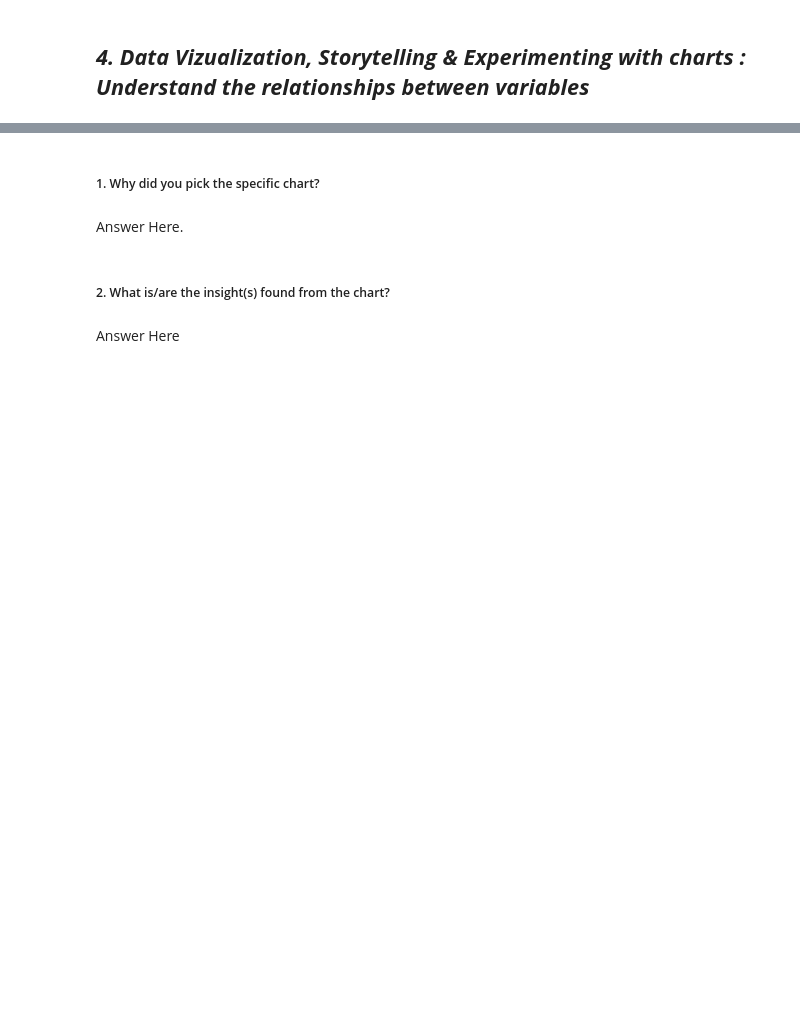
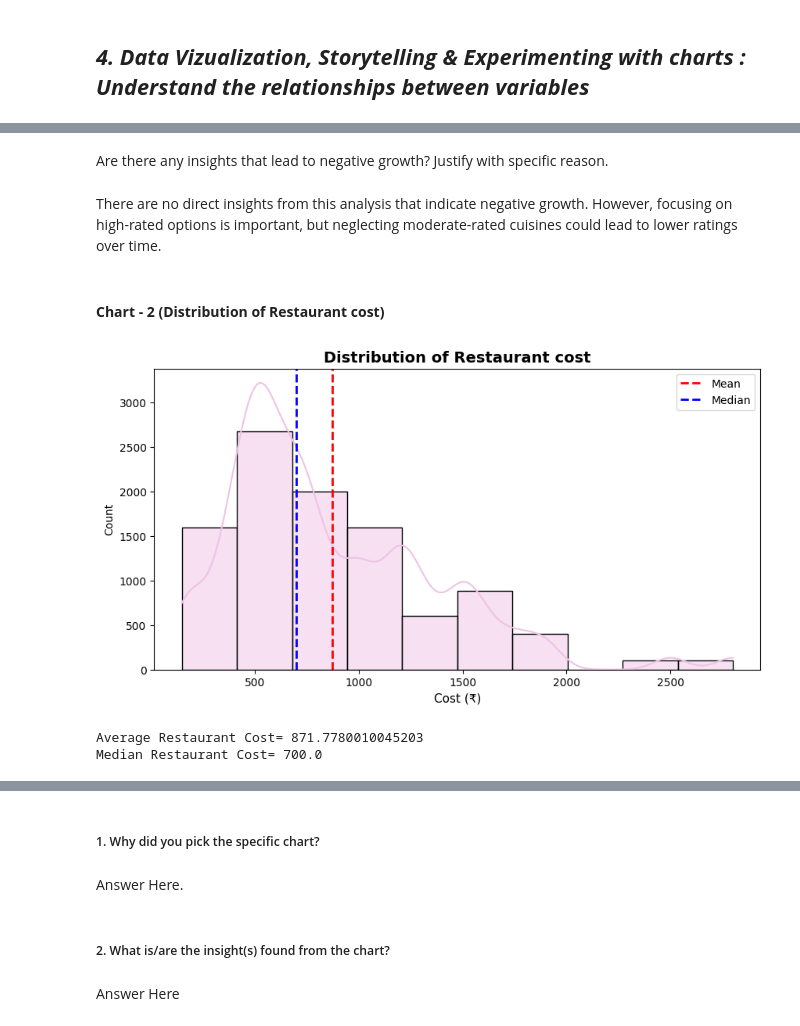
Before and after one commit to ShubhPathania/Zomato-Restaurant-Clustering-and-Sentiment-Analysis, a Jupyter notebook: Zomato_Restaurant_Clustering_and_Sentiment_Analysis.ipynb, the cells around one changed output, grey strips where cells are left out. Cells and saved outputs as stored; diff of their text form; code cells hidden in the pictures; blank space fills up the shorter version.

```diff
--- a/Zomato_Restaurant_Clustering_and_Sentiment_Analysis.ipynb
+++ b/Zomato_Restaurant_Clustering_and_Sentiment_Analysis.ipynb
@@ -414,0 +839,30 @@ Answer Here.
+# %% [markdown]
+Are there any insights that lead to negative growth? Justify with specific reason.
+# %% [markdown]
+There are no direct insights from this analysis that indicate negative growth. However, focusing on high-rated options is important, but neglecting moderate-rated cuisines could lead to lower ratings over time.
+# %% [markdown]
+#### **Chart - 2 (Distribution of Restaurant cost)**
+# %%
+# Calculate mean and median cost
+avg_cost = merged_df['Cost'].mean()
+median_cost = merged_df['Cost'].median()
+
+# Plot the histogram chart
+plt.figure(figsize= (10, 5))
+sns.histplot(data= merged_df, x='Cost', bins= 10, kde= True, color='#efc3e6', alpha= 0.5)
+plt.axvline(avg_cost, color='red', linestyle='--', linewidth= 2, label='Mean')
+plt.axvline(median_cost, color='blue', linestyle='--', linewidth= 2, label='Median')
+
+# Set chart title and axis labels
+plt.title('Distribution of Restaurant cost', size= 14, weight='bold')
+plt.xlabel('Cost (₹)', size= 11)
+plt.legend()
+
+plt.show()
+
+print(f"\033[1mAverage Restaurant Cost=\033[0m \033[32m{avg_cost}\033[0m")
+print(f"\033[1mMedian Restaurant Cost=\033[0m \033[32m{median_cost}\033[0m")
+# %% [output]
+[figure, added]
+Average Restaurant Cost= 871.7780010045203
+Median Restaurant Cost= 700.0
```
Also changed, not shown: parts of 141 cells of this notebook.
